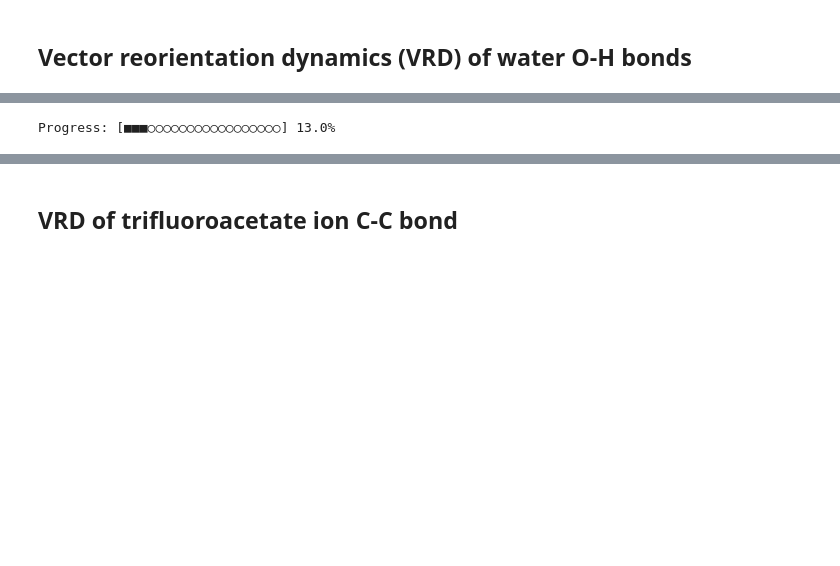
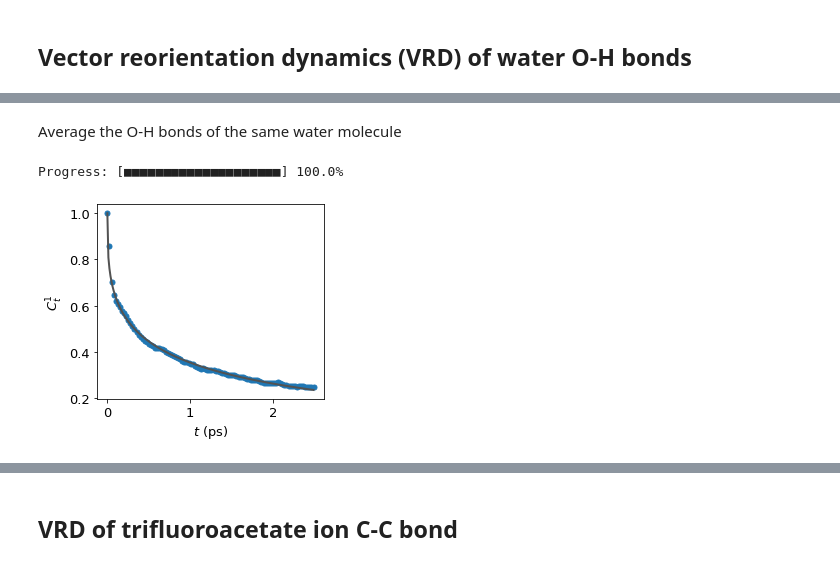
Before and after one commit to Lei-Lei-alpha/FishMol, a Jupyter notebook: docs/VRD.ipynb, the cells around one changed output, grey strips where cells are left out. Cells and saved outputs as stored; diff of their text form; code cells hidden in the pictures; blank space fills up the shorter version.

```diff
--- a/docs/VRD.ipynb
+++ b/docs/VRD.ipynb
@@ -146,5 +25,8 @@ class new_VRD(object):
+# %% [markdown]
+Average the O-H bonds of the same water molecule
 # %%
-water_vrd = new_VRD(traj = traj, spec = [14, [15, 16]], num = 500, sampling = 10, skip = 5)
-results = water_vrd.calculate(plot = True, l = 1, fit = True)
+water_vrd = funcs.VRD(traj = traj, spec = [14, [15, 16]], num = 500, sampling = 5, skip = 2)
+results = water_vrd.calculate(l = 1, mean = True, fit = True, plot = True)
 # %% [output]
-Progress: [■■■○○○○○○○○○○○○○○○○○] 13.0%
+Progress: [■■■■■■■■■■■■■■■■■■■■] 100.0%
+[figure, added]
```
Also changed, not shown: parts of 5 cells of this notebook.
